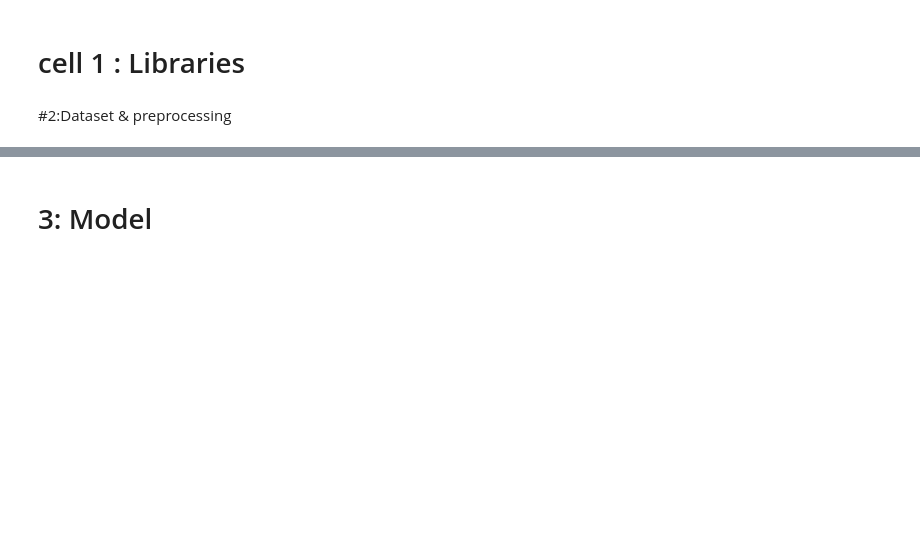
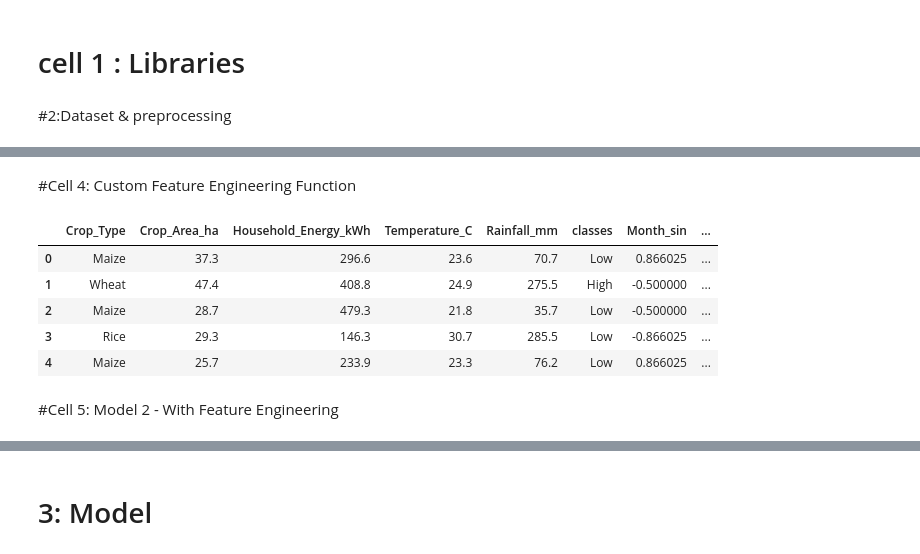
Before and after one commit to AyaAbdElNaem/AI_Tools, a Jupyter notebook: project_Class.ipynb, the cells around one changed output, grey strips where cells are left out. Drawn from its saved outputs; the diff is of its cells as text; code cells hidden in the pictures; blank space fills up the shorter version.

```diff
--- a/project_Class.ipynb
+++ b/project_Class.ipynb
@@ -30,0 +105,41 @@ cow_df.head()
+# %% [markdown]
+#Cell 4: Custom Feature Engineering Function
+# %%
+def apply_advanced_feature_engineering(df):
+    df_out = df.copy()
+
+    # 1. Cyclical encoding for Month feature to create a 2D circular pattern
+    df_out['Month_sin'] = np.sin(2 * np.pi * df_out['Month'] / 12.0)
+    df_out['Month_cos'] = np.cos(2 * np.pi * df_out['Month'] / 12.0)
+
+    # 2. Weighted livestock carbon factor based on IPCC guidelines
+    cow_weight = 2.0
+    pig_weight = 0.3
+    df_out['Weighted_Livestock_Impact'] = (df_out['Livestock_Cows'] * cow_weight) + (df_out['Livestock_Pigs'] * pig_weight)
+
+    # 3. Interactive and density metrics (using 1e-5 to prevent division by zero)
+    df_out['Fert_x_Area'] = df_out['Fertilizer_Usage_kg'] / (df_out['Crop_Area_ha'] + 1e-5)
+    df_out['Renew_x_Energy'] = df_out['Renewable_Energy_Fraction'] * df_out['Household_Energy_kWh']
+    df_out['energy_intensity'] = df_out['Household_Energy_kWh'] / (df_out['Crop_Area_ha'] + 1e-5)
+
+    # 4. Drop original columns that were transformed or represent metadata
+    columns_to_drop = [
+        'Region', 'Year', 'Month','Carbon_Emission_tCO2', 'Livestock_Pigs',
+        'Livestock_Cows', 'Renewable_Energy_Fraction', 'Fertilizer_Usage_kg'
+    ]
+    df_out.drop(columns=columns_to_drop, inplace=True, errors='ignore')
+
+    return df_out
+
+# Process the raw dataset to create the engineered version
+engineered_df = apply_advanced_feature_engineering(raw_df)
+engineered_df.head()
+# %% [output]
+|  | Crop_Type | Crop_Area_ha | Household_Energy_kWh | Temperature_C | Rainfall_mm | classes | Month_sin | ... |
+| 0 | Maize | 37.3 | 296.6 | 23.6 | 70.7 | Low | 0.866025 | ... |
+| 1 | Wheat | 47.4 | 408.8 | 24.9 | 275.5 | High | -0.500000 | ... |
+| 2 | Maize | 28.7 | 479.3 | 21.8 | 35.7 | Low | -0.500000 | ... |
+| 3 | Rice | 29.3 | 146.3 | 30.7 | 285.5 | Low | -0.866025 | ... |
+| 4 | Maize | 25.7 | 233.9 | 23.3 | 76.2 | Low | 0.866025 | ... |
+# %% [markdown]
+#Cell 5: Model 2 - With Feature Engineering
```
Also changed, not shown: parts of 18 cells of this notebook.
